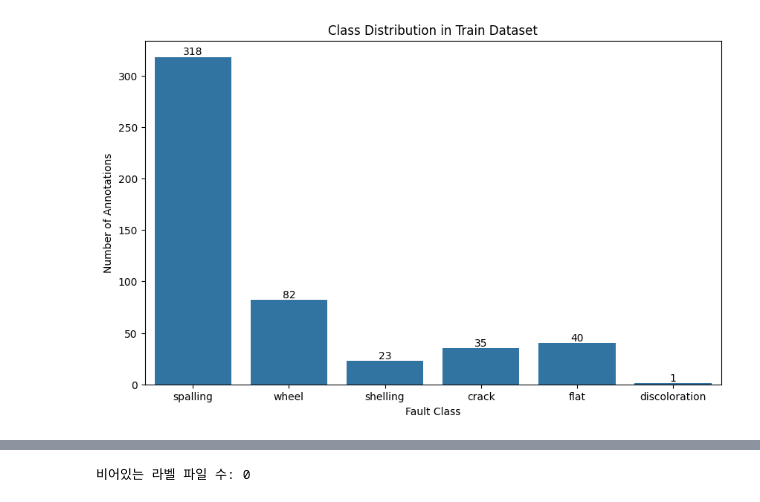
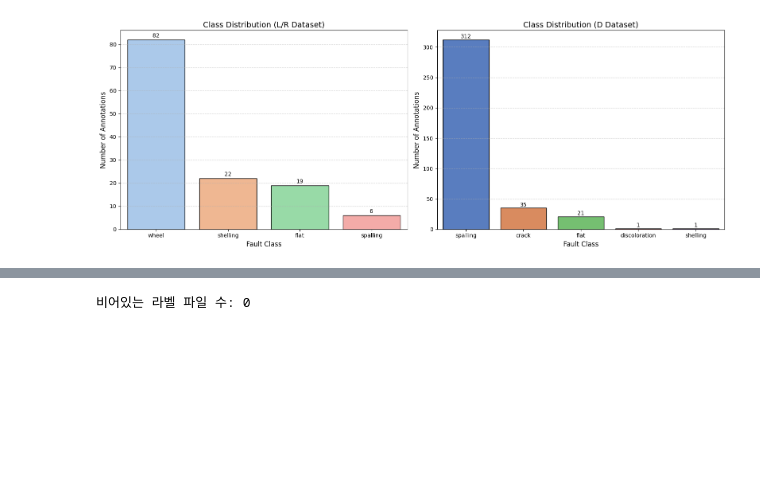
Before and after one commit to Kang-dongbae/WheelScan, a Jupyter notebook: src/notebook.ipynb, the cells around one changed output, grey strips where cells are left out. Drawn from its saved outputs; the diff is of its cells as text; code cells hidden in the pictures; blank space fills up the shorter version.

```diff
--- a/src/notebook.ipynb
+++ b/src/notebook.ipynb
@@ -7,8 +7,8 @@ import seaborn as sns
 from PIL import Image
 # %%
 # 파일 경로 설정
-#data_root = r"C:\Dev\WheelScan\data"
-data_root = r"/Users/dongbae/Dev/WheelScan/data"
+data_root = r"D:\Dev\WheelScan\data"
+#data_root = r"/Users/dongbae/Dev/WheelScan/data"
 train_img_dir = os.path.join(data_root, "train", "images")
 train_label_dir = os.path.join(data_root, "train", "labels")
 # %%
@@ -114,0 +139,8 @@ None
+# %%
+# ✅ 1. prefix별 데이터프레임 분리
+df_D = df[df['prefix'] == 'D'].copy()
+df_LR = df[df['prefix'].isin(['L', 'R'])].copy()
+
+# 결과 확인
+print("D 데이터프레임 개수:", len(df_D))
+print("L/R 데이터프레임 개수:", len(df_LR))
@@ -115,24 +159,55 @@ None
 # %%
-# 클래스 분포 시각화
-plt.figure(figsize=(10, 6))
-ax = sns.countplot(data=df, x='category_name')
-plt.title('Class Distribution in Train Dataset')
-plt.xlabel('Fault Class')
-plt.ylabel('Number of Annotations')
+# ✅ 2. Figure 크기 설정
+plt.figure(figsize=(16, 6))
+
+# ----- (왼쪽) L/R 분포 -----
+plt.subplot(1, 2, 1)
+ax1 = sns.countplot(
+    data=df_LR,
+    x='category_name',
+    order=df_LR['category_name'].value_counts().index,
+    palette='pastel',
+    edgecolor='black'
+)
+plt.title('Class Distribution (L/R Dataset)', fontsize=14)
+plt.xlabel('Fault Class', fontsize=12)
+plt.ylabel('Number of Annotations', fontsize=12)
 #plt.xticks(rotation=45)
+plt.grid(axis='y', linestyle='--', alpha=0.6)
 
-# 각 막대 위에 갯수 표시
-for i in ax.patches:
-    ax.text(i.get_x() + i.get_width() / 2, i.get_height(),
-            int(i.get_height()),
-            ha='center', va='bottom')
+# 막대 위에 개수 표시
+for p in ax1.patches:
+    ax1.text(
+        p.get_x() + p.get_width() / 2,
+        p.get_height() + 0.5,
+        f'{int(p.get_height())}',
+        ha='center', va='bottom', fontsize=10
+    )
 
+# ----- (오른쪽) D 분포 -----
+plt.subplot(1, 2, 2)
+ax2 = sns.countplot(
+    data=df_D,
+    x='category_name',
+    order=df_D['category_name'].value_counts().index,
+    palette='muted',
+    edgecolor='black'
+)
+plt.title('Class Distribution (D Dataset)', fontsize=14)
+plt.xlabel('Fault Class', fontsize=12)
+plt.ylabel('Number of Annotations', fontsize=12)
+#plt.xticks(rotation=45)
+plt.grid(axis='y', linestyle='--', alpha=0.6)
+
+# 막대 위에 개수 표시
+for p in ax2.patches:
+    ax2.text(
+        p.get_x() + p.get_width() / 2,
+        p.get_height() + 0.5,
+        f'{int(p.get_height())}',
+        ha='center', va='bottom', fontsize=10
+    )
+
+plt.tight_layout()
 plt.show()
-
-class_counts = (
-    df['category_id']
-    .value_counts()
-    .rename_axis('category_id')
-    .reset_index(name='count')
-)
 # %% [output]
@@ -139,3 +221,3 @@ class_counts = (
-[figure, old version]
+[figure, new version]
 # %%
 # 바운딩 박스가 이미지 내 차지하는 비율
```
Also changed, not shown: parts of 10 cells of this notebook, 4 other files.
